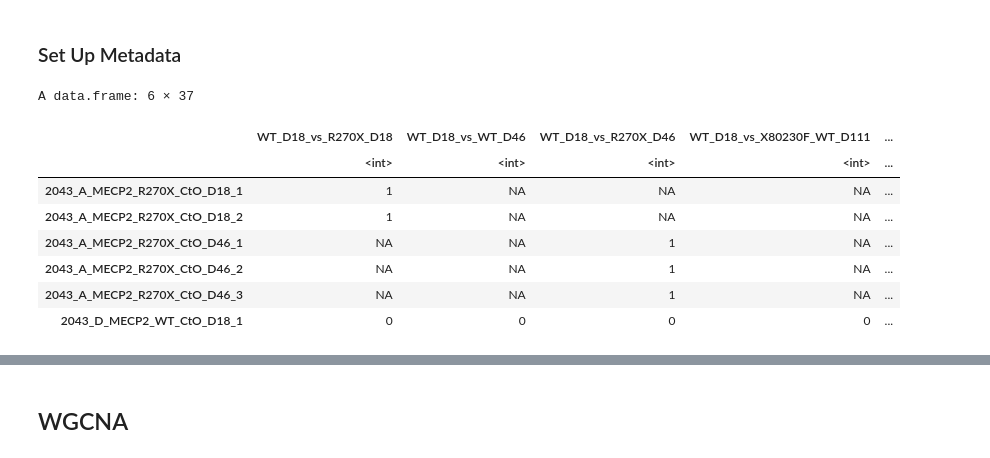
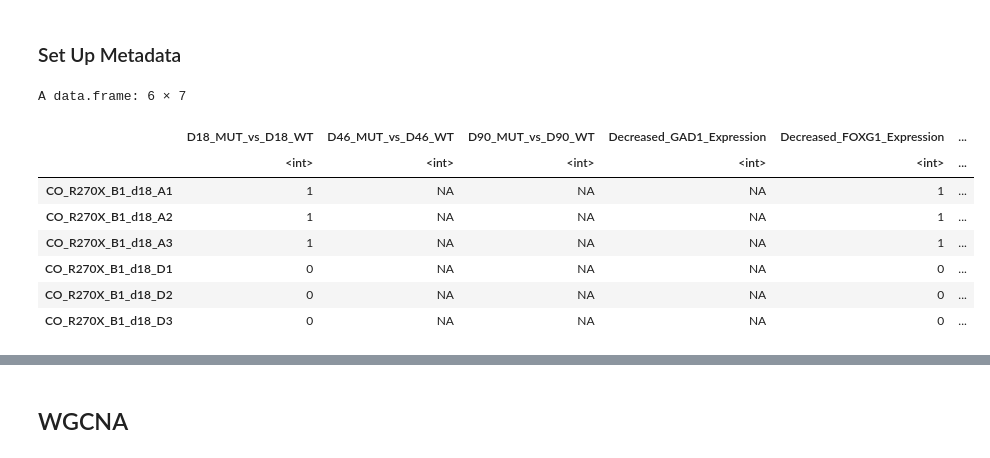
Before and after one commit to vhaghani26/Fink_Klaudia_RNAseq_2026, a Jupyter notebook: 08_WGCNA.ipynb, the cells around one changed output, grey strips where cells are left out. Saved outputs shown, nothing was run; the diff lists cells and outputs as text; code cells hidden in the pictures.

```diff
--- a/08_WGCNA.ipynb
+++ b/08_WGCNA.ipynb
@@ -56,27 +56,47 @@ A matrix: 6 × 25210 of type dbl
 ### Set Up Metadata
 # %%
 # Load WGCNA metadata
-metadata <- read.csv("wgcna_metadata.csv")
+metadata <- read.csv("metadata.csv")
 
 # Set row names
-rownames(metadata) <- metadata$Sample
-metadata$Sample <- NULL
+rownames(metadata) <- metadata$Sample_Name
+metadata$Sample_Name <- NULL
+
+# Clean up rows from DEG analysis
+metadata$Gene <- NULL
+metadata$Sample_ID <- NULL
+metadata$Cell_Type <- NULL
+metadata$Genotype <- NULL
+metadata$Time_Point <- NULL
+metadata$Group <- NULL
+metadata$Replicate <- NULL
+metadata$Clean_Sample_Name <- NULL
+metadata$Batch <- NULL
+
+# Remove comparisons we are not interested in
+metadata$D18_WT_vs_D46_WT <- NULL
+metadata$D46_WT_vs_D90_WT <- NULL
+metadata$D18_WT_vs_D90_WT <- NULL
+metadata$D18_MUT_vs_D46_MUT <- NULL
+metadata$D46_MUT_vs_D90_MUT <- NULL
+metadata$D18_MUT_vs_D90_MUT <- NULL
+
 
 # Sort metadata by row names
 metadata <- metadata[order(rownames(metadata)), ]
 
 # View
 head(metadata)
 # %% [output]
-A data.frame: 6 × 37
+A data.frame: 6 × 7
-|  | WT_D18_vs_R270X_D18 | WT_D18_vs_WT_D46 | WT_D18_vs_R270X_D46 | WT_D18_vs_X80230F_WT_D111 | ... |
-|  | <int> | <int> | <int> | <int> | ... |
-| 2043_A_MECP2_R270X_CtO_D18_1 | 1 | NA | NA | NA | ... |
-| 2043_A_MECP2_R270X_CtO_D18_2 | 1 | NA | NA | NA | ... |
-| 2043_A_MECP2_R270X_CtO_D46_1 | NA | NA | 1 | NA | ... |
-| 2043_A_MECP2_R270X_CtO_D46_2 | NA | NA | 1 | NA | ... |
-| 2043_A_MECP2_R270X_CtO_D46_3 | NA | NA | 1 | NA | ... |
-| 2043_D_MECP2_WT_CtO_D18_1 | 0 | 0 | 0 | 0 | ... |
+|  | D18_MUT_vs_D18_WT | D46_MUT_vs_D46_WT | D90_MUT_vs_D90_WT | Decreased_GAD1_Expression | Decreased_FOXG1_Expression | ... |
+|  | <int> | <int> | <int> | <int> | <int> | ... |
+| CO_R270X_B1_d18_A1 | 1 | NA | NA | NA | 1 | ... |
+| CO_R270X_B1_d18_A2 | 1 | NA | NA | NA | 1 | ... |
+| CO_R270X_B1_d18_A3 | 1 | NA | NA | NA | 1 | ... |
+| CO_R270X_B1_d18_D1 | 0 | NA | NA | NA | 0 | ... |
+| CO_R270X_B1_d18_D2 | 0 | NA | NA | NA | 0 | ... |
+| CO_R270X_B1_d18_D3 | 0 | NA | NA | NA | 0 | ... |
 # %%
 rownames(metadata)
 rownames(counts)
```
Also changed, not shown: parts of 16 cells of this notebook.
